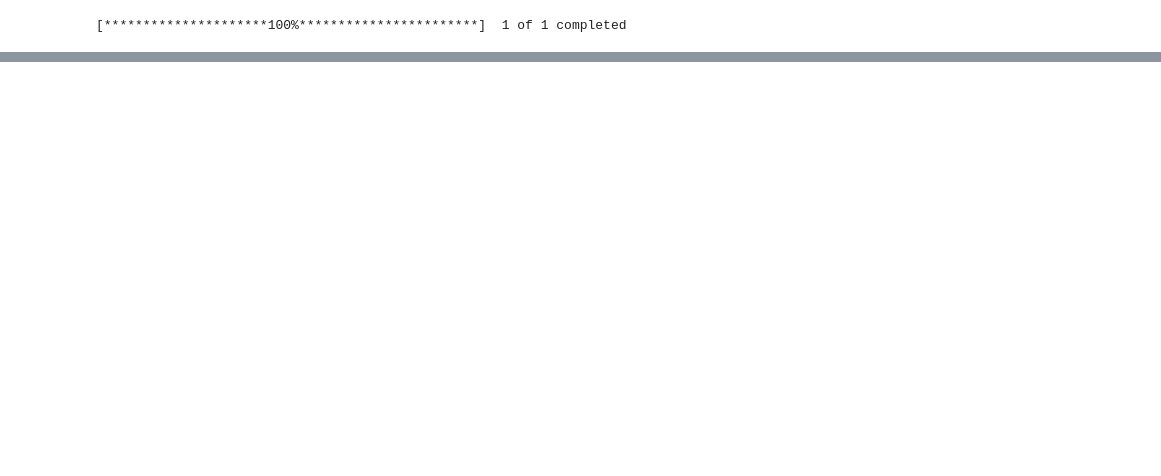
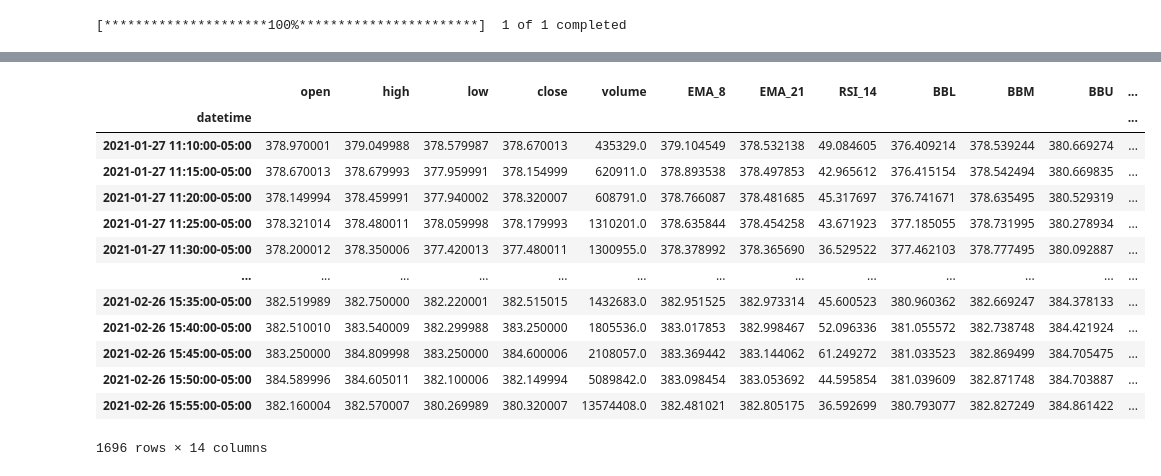
Before and after one commit to Banner10/Capstone, a Jupyter notebook: SPY_Machine_Learning.ipynb, the cells around one changed output, grey strips where cells are left out. Saved outputs shown, nothing was run; the diff lists cells and outputs as text; code cells hidden in the pictures; blank space fills up the shorter version.

```diff
--- a/SPY_Machine_Learning.ipynb
+++ b/SPY_Machine_Learning.ipynb
@@ -154,3 +136,21 @@ memory usage: 195.0 KB
+# %%
+spy_intra = spy_intra[np.isfinite(spy_intra).all(1)]
+spy_intra
+# %% [output]
+|  | open | high | low | close | volume | EMA_8 | EMA_21 | RSI_14 | BBL | BBM | BBU | ... |
+| datetime |  |  |  |  |  |  |  |  |  |  |  | ... |
+| 2021-01-27 11:10:00-05:00 | 378.970001 | 379.049988 | 378.579987 | 378.670013 | 435329.0 | 379.104549 | 378.532138 | 49.084605 | 376.409214 | 378.539244 | 380.669274 | ... |
+| 2021-01-27 11:15:00-05:00 | 378.670013 | 378.679993 | 377.959991 | 378.154999 | 620911.0 | 378.893538 | 378.497853 | 42.965612 | 376.415154 | 378.542494 | 380.669835 | ... |
+| 2021-01-27 11:20:00-05:00 | 378.149994 | 378.459991 | 377.940002 | 378.320007 | 608791.0 | 378.766087 | 378.481685 | 45.317697 | 376.741671 | 378.635495 | 380.529319 | ... |
+| 2021-01-27 11:25:00-05:00 | 378.321014 | 378.480011 | 378.059998 | 378.179993 | 1310201.0 | 378.635844 | 378.454258 | 43.671923 | 377.185055 | 378.731995 | 380.278934 | ... |
+| 2021-01-27 11:30:00-05:00 | 378.200012 | 378.350006 | 377.420013 | 377.480011 | 1300955.0 | 378.378992 | 378.365690 | 36.529522 | 377.462103 | 378.777495 | 380.092887 | ... |
+| ... | ... | ... | ... | ... | ... | ... | ... | ... | ... | ... | ... | ... |
+| 2021-02-26 15:35:00-05:00 | 382.519989 | 382.750000 | 382.220001 | 382.515015 | 1432683.0 | 382.951525 | 382.973314 | 45.600523 | 380.960362 | 382.669247 | 384.378133 | ... |
+| 2021-02-26 15:40:00-05:00 | 382.510010 | 383.540009 | 382.299988 | 383.250000 | 1805536.0 | 383.017853 | 382.998467 | 52.096336 | 381.055572 | 382.738748 | 384.421924 | ... |
+| 2021-02-26 15:45:00-05:00 | 383.250000 | 384.809998 | 383.250000 | 384.600006 | 2108057.0 | 383.369442 | 383.144062 | 61.249272 | 381.033523 | 382.869499 | 384.705475 | ... |
+| 2021-02-26 15:50:00-05:00 | 384.589996 | 384.605011 | 382.100006 | 382.149994 | 5089842.0 | 383.098454 | 383.053692 | 44.595854 | 381.039609 | 382.871748 | 384.703887 | ... |
+| 2021-02-26 15:55:00-05:00 | 382.160004 | 382.570007 | 380.269989 | 380.320007 | 13574408.0 | 382.481021 | 382.805175 | 36.592699 | 380.793077 | 382.827249 | 384.861422 | ... |
+1696 rows × 14 columns
 # %%
 def feature_imp(data):
     corrmat=data.corr()
```
Also changed, not shown: parts of 18 cells of this notebook, 14 other files.
